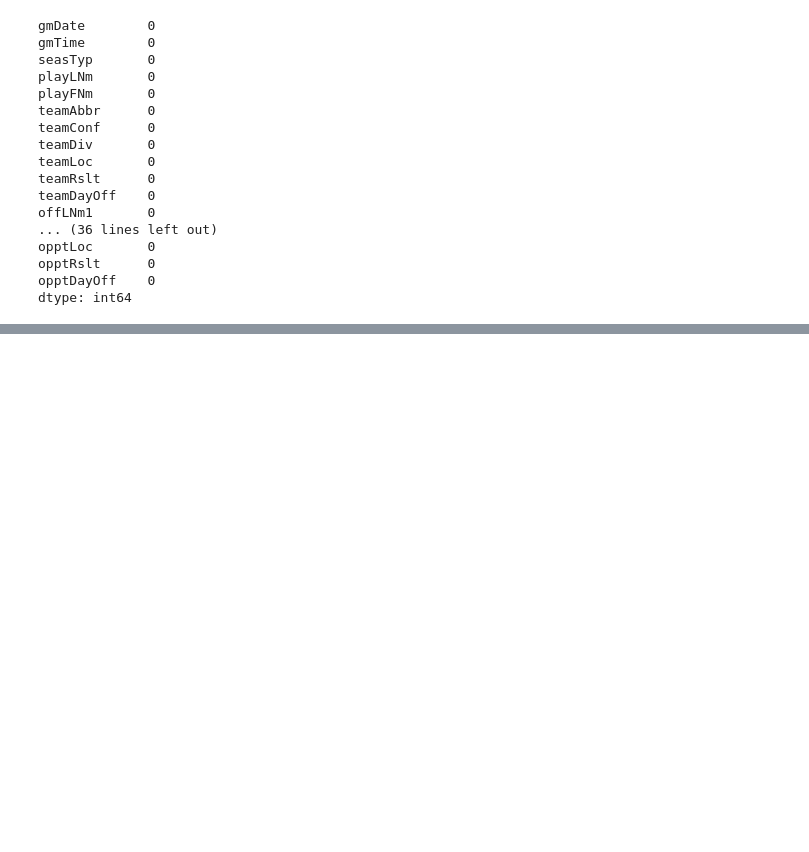
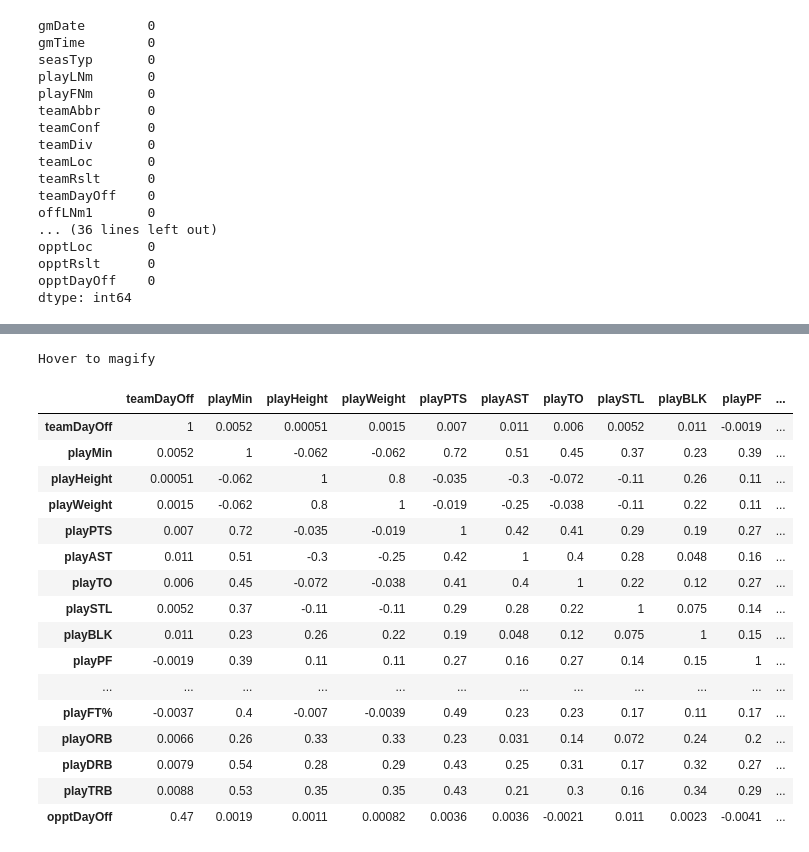
Before and after one commit to malekhnovich/NBA-Data-Analysis, a Jupyter notebook: nbaAnalysis.ipynb, the cells around one changed output, grey strips where cells are left out. Cells and saved outputs as stored; diff of their text form; code cells hidden in the pictures; blank space fills up the shorter version.

```diff
--- a/nbaAnalysis.ipynb
+++ b/nbaAnalysis.ipynb
@@ -109,0 +195,39 @@ dtype: int64
+# %%
+cmap = cmap=sns.diverging_palette(5, 250, as_cmap=True)
+
+def magnify():
+    return [dict(selector="th",
+                 props=[("font-size", "7pt")]),
+            dict(selector="td",
+                 props=[('padding', "0em 0em")]),
+            dict(selector="th:hover",
+                 props=[("font-size", "12pt")]),
+            dict(selector="tr:hover td:hover",
+                 props=[('max-width', '200px'),
+                        ('font-size', '12pt')])
+]
+
+corr.style.background_gradient(cmap, axis=1)\
+    .set_properties(**{'max-width': '80px', 'font-size': '10pt'})\
+    .set_caption("Hover to magify")\
+    .set_precision(2)\
+    .set_table_styles(magnify())
+# %% [output]
+Hover to magify
+|  | teamDayOff | playMin | playHeight | playWeight | playPTS | playAST | playTO | playSTL | playBLK | playPF | ... |
+| teamDayOff | 1 | 0.0052 | 0.00051 | 0.0015 | 0.007 | 0.011 | 0.006 | 0.0052 | 0.011 | -0.0019 | ... |
+| playMin | 0.0052 | 1 | -0.062 | -0.062 | 0.72 | 0.51 | 0.45 | 0.37 | 0.23 | 0.39 | ... |
+| playHeight | 0.00051 | -0.062 | 1 | 0.8 | -0.035 | -0.3 | -0.072 | -0.11 | 0.26 | 0.11 | ... |
+| playWeight | 0.0015 | -0.062 | 0.8 | 1 | -0.019 | -0.25 | -0.038 | -0.11 | 0.22 | 0.11 | ... |
+| playPTS | 0.007 | 0.72 | -0.035 | -0.019 | 1 | 0.42 | 0.41 | 0.29 | 0.19 | 0.27 | ... |
+| playAST | 0.011 | 0.51 | -0.3 | -0.25 | 0.42 | 1 | 0.4 | 0.28 | 0.048 | 0.16 | ... |
+| playTO | 0.006 | 0.45 | -0.072 | -0.038 | 0.41 | 0.4 | 1 | 0.22 | 0.12 | 0.27 | ... |
+| playSTL | 0.0052 | 0.37 | -0.11 | -0.11 | 0.29 | 0.28 | 0.22 | 1 | 0.075 | 0.14 | ... |
+| playBLK | 0.011 | 0.23 | 0.26 | 0.22 | 0.19 | 0.048 | 0.12 | 0.075 | 1 | 0.15 | ... |
+| playPF | -0.0019 | 0.39 | 0.11 | 0.11 | 0.27 | 0.16 | 0.27 | 0.14 | 0.15 | 1 | ... |
+| ... | ... | ... | ... | ... | ... | ... | ... | ... | ... | ... | ... |
+| playFT% | -0.0037 | 0.4 | -0.007 | -0.0039 | 0.49 | 0.23 | 0.23 | 0.17 | 0.11 | 0.17 | ... |
+| playORB | 0.0066 | 0.26 | 0.33 | 0.33 | 0.23 | 0.031 | 0.14 | 0.072 | 0.24 | 0.2 | ... |
+| playDRB | 0.0079 | 0.54 | 0.28 | 0.29 | 0.43 | 0.25 | 0.31 | 0.17 | 0.32 | 0.27 | ... |
+| playTRB | 0.0088 | 0.53 | 0.35 | 0.35 | 0.43 | 0.21 | 0.3 | 0.16 | 0.34 | 0.29 | ... |
+| opptDayOff | 0.47 | 0.0019 | 0.0011 | 0.00082 | 0.0036 | 0.0036 | -0.0021 | 0.011 | 0.0023 | -0.0041 | ... |
```
Also changed, not shown: parts of 9 cells of this notebook.
